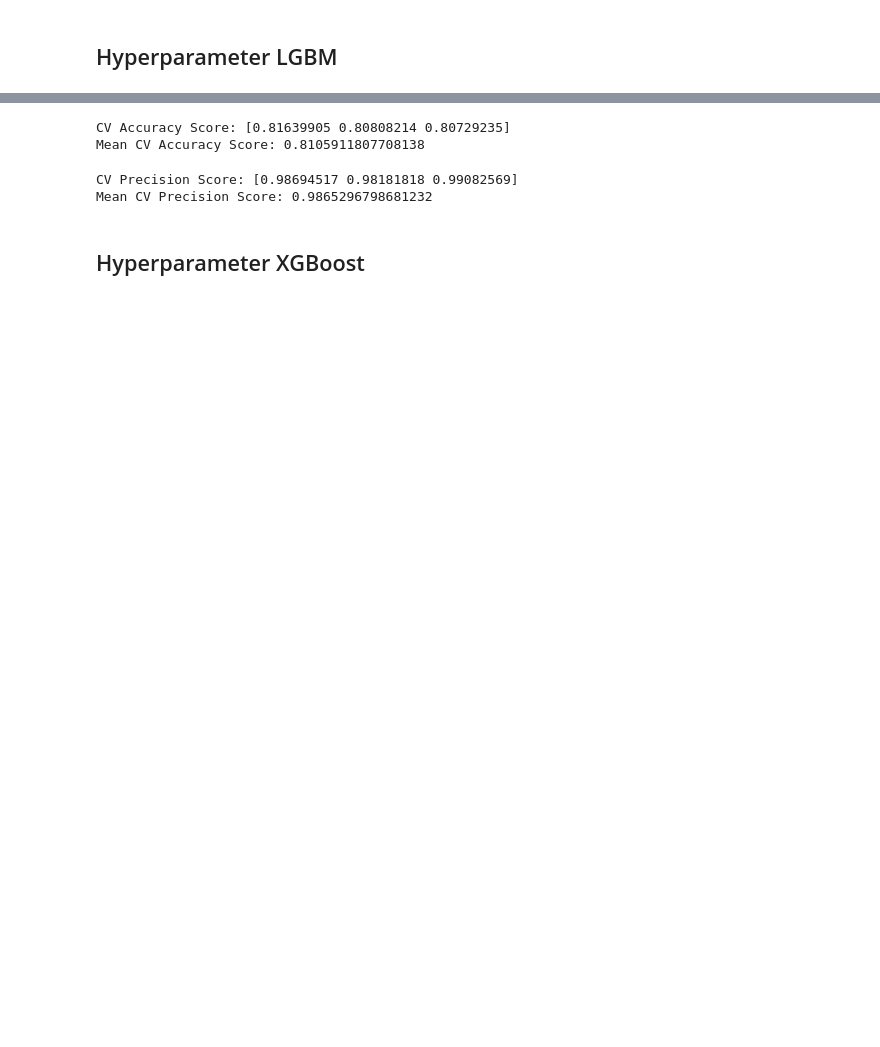
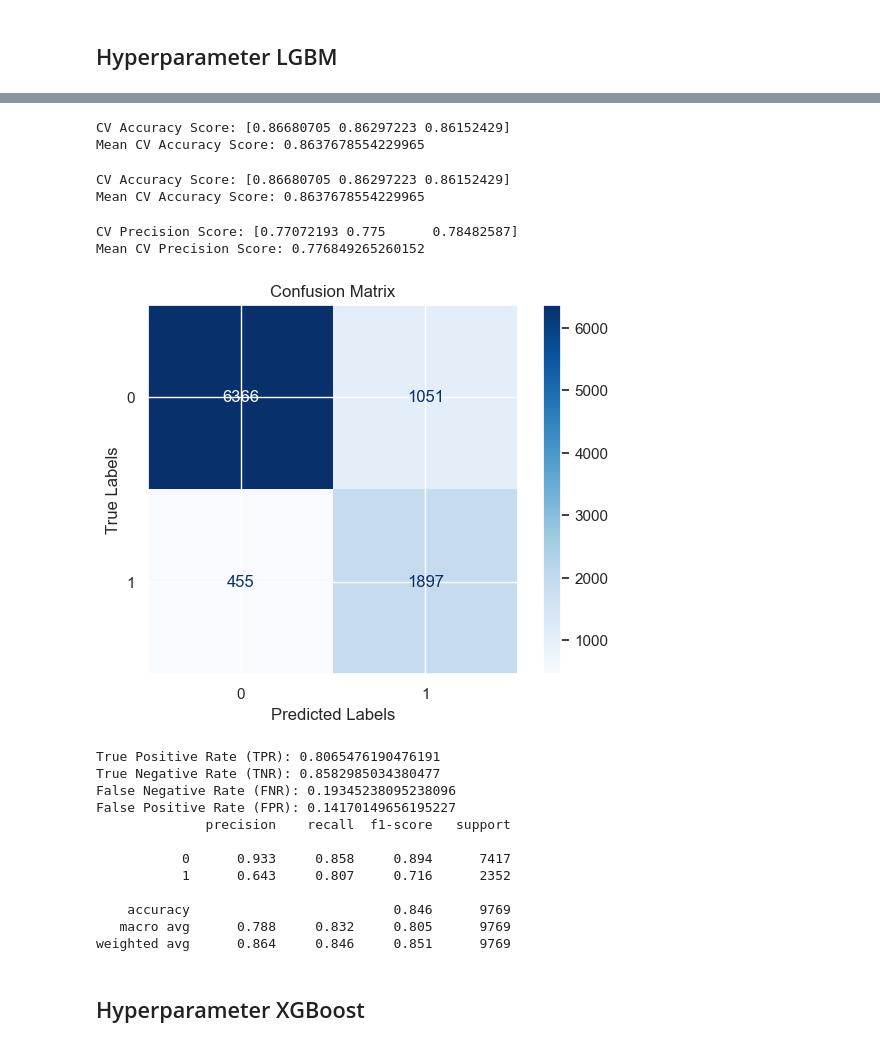
Before and after one commit to zidanqrs/IBM-Machine-Learning-Course, a Jupyter notebook: 3-Supervised-Machine-Learning-Classification/syntax.ipynb, the cells around one changed output, grey strips where cells are left out. Drawn from its saved outputs; the diff is of its cells as text; code cells hidden in the pictures; blank space fills up the shorter version.

```diff
--- a/3-Supervised-Machine-Learning-Classification/syntax.ipynb
+++ b/3-Supervised-Machine-Learning-Classification/syntax.ipynb
@@ -879,31 +804,79 @@ from sklearn.model_selection import KFold, cross_val_score
 from sklearn.metrics import accuracy_score
 from lightgbm import LGBMClassifier
 
-#lgb = LGBMClassifier(device = 'gpu')
-lgb = LGBMClassifier(**best_params_lgbm)
+lgbm = LGBMClassifier(
+        **best_params_lgbm,
+        device = 'gpu',
+        verbose = -1)
+
 kfold = KFold(n_splits=3, random_state=42, shuffle=True)
-accuracy_cv_lgb = cross_val_score(lgb, X_train,y_train, cv=kfold, scoring='accuracy')
+accuracy_cv_lgb = cross_val_score(lgbm, X_train,y_train, cv=kfold, scoring='accuracy')
 accuracy_cv_lgb
 print("CV Accuracy Score:", accuracy_cv_lgb)
 print("Mean CV Accuracy Score:", accuracy_cv_lgb.mean())
 # %% [output]
-CV Accuracy Score: [0.81639905 0.80808214 0.80729235]
-Mean CV Accuracy Score: 0.8105911807708138
+CV Accuracy Score: [0.86680705 0.86297223 0.86152429]
+Mean CV Accuracy Score: 0.8637678554229965
+# %%
+from sklearn.model_selection import KFold, cross_val_score
+from sklearn.metrics import accuracy_score
+from lightgbm import LGBMClassifier
+
+lgbm = LGBMClassifier(
+        **best_params_lgbm,
+        device = 'gpu',
+        verbose = -1)
+
+kfold = KFold(n_splits=3, random_state=42, shuffle=True)
+accuracy_cv_lgb = cross_val_score(lgbm, X_train,y_train, cv=kfold, scoring='accuracy')
+accuracy_cv_lgb
+print("CV Accuracy Score:", accuracy_cv_lgb)
+print("Mean CV Accuracy Score:", accuracy_cv_lgb.mean())
+# %% [output]
+CV Accuracy Score: [0.86680705 0.86297223 0.86152429]
+Mean CV Accuracy Score: 0.8637678554229965
 # %%
 from sklearn.model_selection import KFold, cross_val_score
 from sklearn.metrics import accuracy_score
 from lightgbm import LGBMClassifier
 
 #lgb = LGBMClassifier(device = 'gpu')
-lgb = LGBMClassifier(**best_params_lgbm)
+lgbm = LGBMClassifier(
+        **best_params_lgbm,
+        scale_pos_weight = 17303/5489,
+        device = 'gpu',
+        verbose = -1)
+
 kfold = KFold(n_splits=3, random_state=42, shuffle=True)
 precision_cv_lgb = cross_val_score(lgb, X_train,y_train, cv=kfold, scoring='precision')
 precision_cv_lgb
 print("CV Precision Score:", precision_cv_lgb)
 print("Mean CV Precision Score:", precision_cv_lgb.mean())
 # %% [output]
-CV Precision Score: [0.98694517 0.98181818 0.99082569]
-Mean CV Precision Score: 0.9865296798681232
+CV Precision Score: [0.77072193 0.775      0.78482587]
+Mean CV Precision Score: 0.776849265260152
+# %%
+lgbm = LGBMClassifier(
+        **best_params_lgbm,
+        scale_pos_weight = 17303/5489,
+        device = 'gpu',
+        verbose = -1)
+lgbm.fit(X_train,y_train)
+plot_confusion_matrix(y_val, lgbm.predict(X_val))
+# %% [output]
+[figure, added]
+True Positive Rate (TPR): 0.8065476190476191
+True Negative Rate (TNR): 0.8582985034380477
+False Negative Rate (FNR): 0.19345238095238096
+False Positive Rate (FPR): 0.14170149656195227
+              precision    recall  f1-score   support
+
+           0      0.933     0.858     0.894      7417
+           1      0.643     0.807     0.716      2352
+
+    accuracy                          0.846      9769
+   macro avg      0.788     0.832     0.805      9769
+weighted avg      0.864     0.846     0.851      9769
 # %% [markdown]
 ## Hyperparameter XGBoost
 # %%
```
Also changed, not shown: parts of 36 cells of this notebook, 5 other files.
